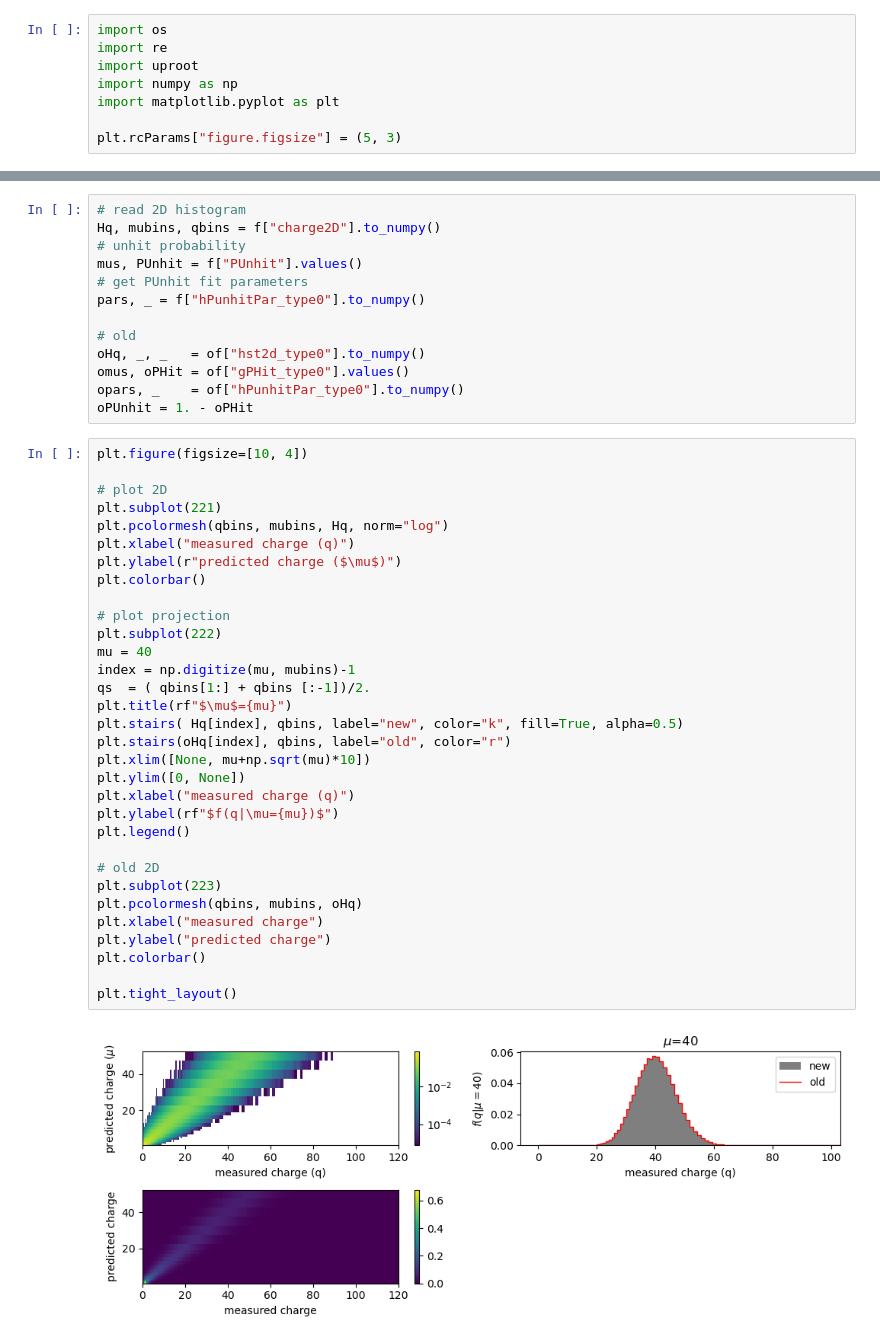
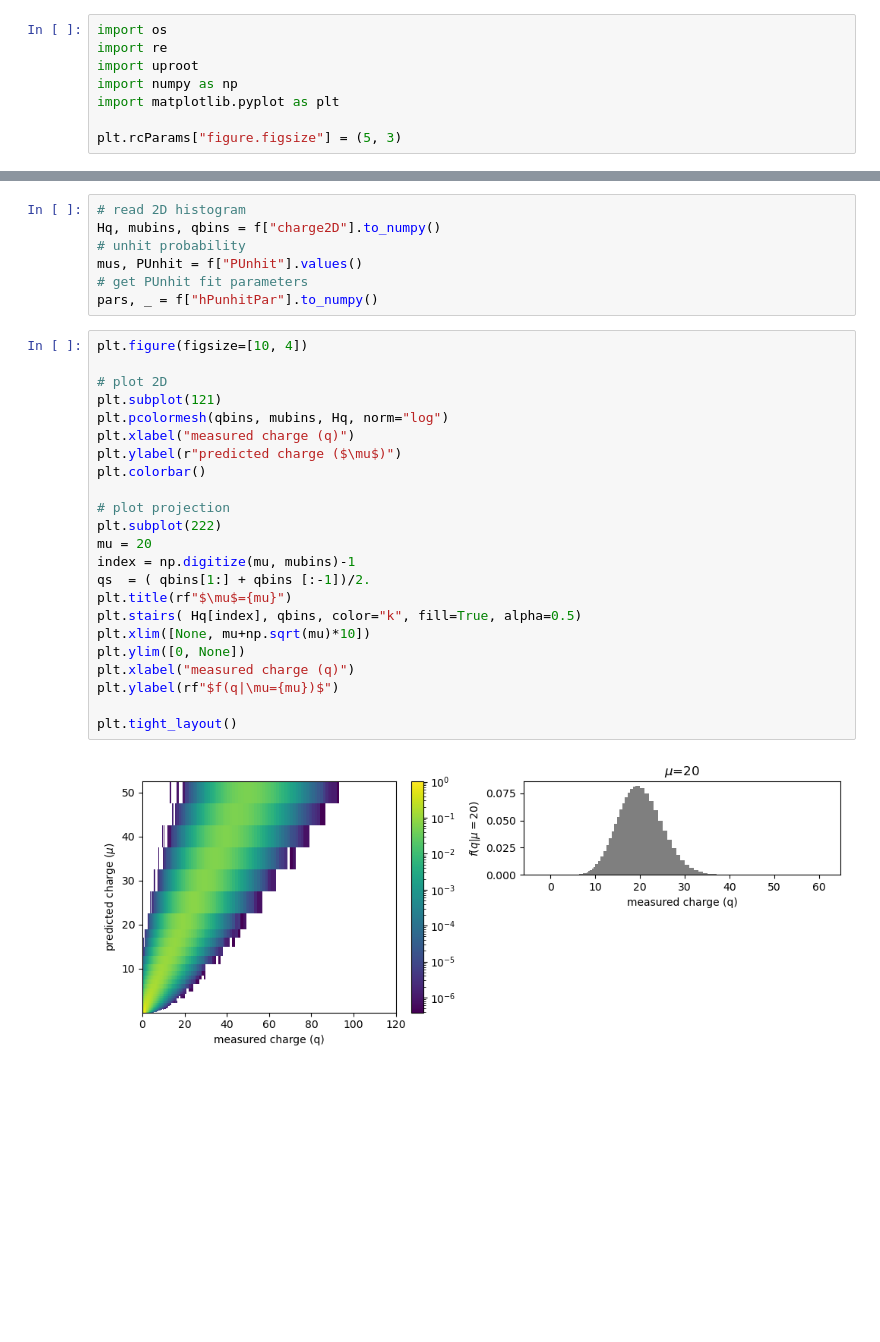
Before and after one commit to lolorestrepo/WCSimFQTuningTools, a Jupyter notebook: Charge/Analysis/charge2D_and_unhit.ipynb, the cells around one changed output, grey strips where cells are left out. Saved outputs shown, nothing was run; the diff lists cells and outputs as text; blank space fills up the shorter version.

```diff
--- a/Charge/Analysis/charge2D_and_unhit.ipynb
+++ b/Charge/Analysis/charge2D_and_unhit.ipynb
@@ -25,44 +18,29 @@ Hq, mubins, qbins = f["charge2D"].to_numpy()
 # unhit probability
 mus, PUnhit = f["PUnhit"].values()
 # get PUnhit fit parameters
-pars, _ = f["hPunhitPar_type0"].to_numpy()
-
-# old
-oHq, _, _   = of["hst2d_type0"].to_numpy()
-omus, oPHit = of["gPHit_type0"].values()
-opars, _    = of["hPunhitPar_type0"].to_numpy()
-oPUnhit = 1. - oPHit
+pars, _ = f["hPunhitPar"].to_numpy()
 # %%
 plt.figure(figsize=[10, 4])
 
 # plot 2D
-plt.subplot(221)
+plt.subplot(121)
 plt.pcolormesh(qbins, mubins, Hq, norm="log")
 plt.xlabel("measured charge (q)")
 plt.ylabel(r"predicted charge ($\mu$)")
 plt.colorbar()
 
 # plot projection
 plt.subplot(222)
-mu = 40
+mu = 20
 index = np.digitize(mu, mubins)-1
 qs  = ( qbins[1:] + qbins [:-1])/2.
 plt.title(rf"$\mu$={mu}")
-plt.stairs( Hq[index], qbins, label="new", color="k", fill=True, alpha=0.5)
-plt.stairs(oHq[index], qbins, label="old", color="r")
+plt.stairs( Hq[index], qbins, color="k", fill=True, alpha=0.5)
 plt.xlim([None, mu+np.sqrt(mu)*10])
 plt.ylim([0, None])
 plt.xlabel("measured charge (q)")
 plt.ylabel(rf"$f(q|\mu={mu})$")
-plt.legend()
-
-# old 2D
-plt.subplot(223)
-plt.pcolormesh(qbins, mubins, oHq)
-plt.xlabel("measured charge")
-plt.ylabel("predicted charge")
-plt.colorbar()
 
 plt.tight_layout()
 # %% [output]
-[figure, old version]
+[figure, new version]
```
Also changed, not shown: parts of 4 cells of this notebook, 7 other files.
